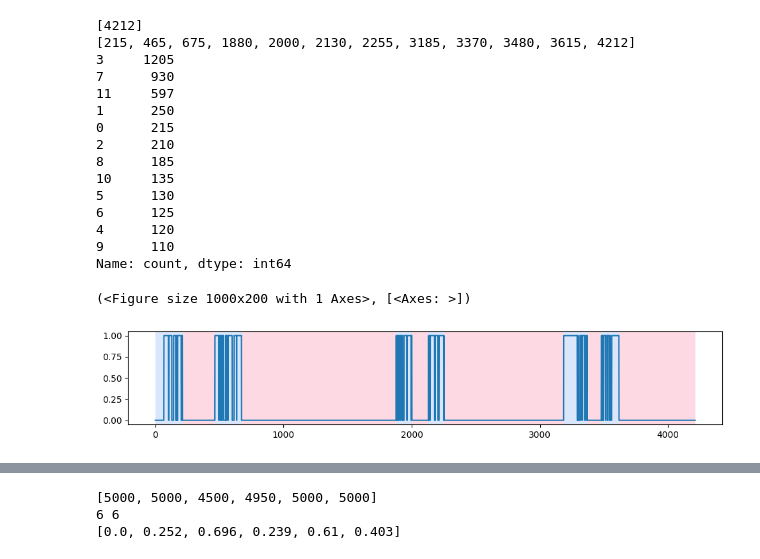
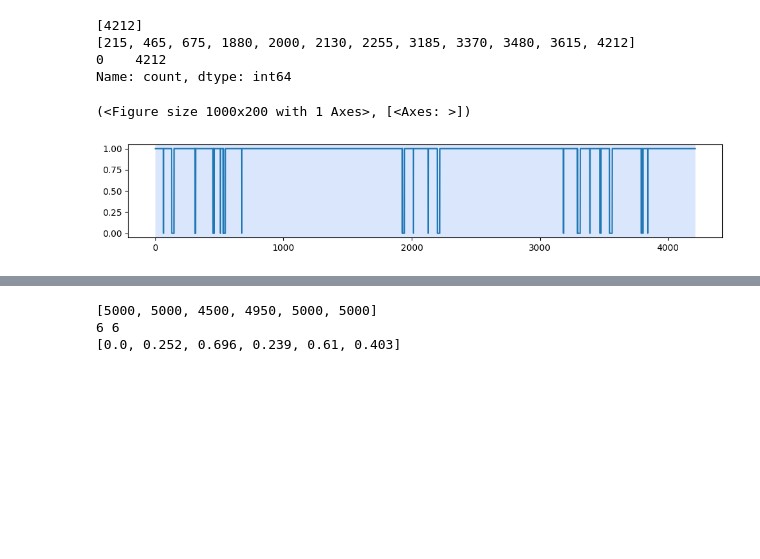
Before and after one commit to besaleli/reid_mvp, a Jupyter notebook: anomaly_detection.ipynb, the cells around one changed output, grey strips where cells are left out. Saved outputs shown, nothing was run; the diff lists cells and outputs as text; code cells hidden in the pictures; blank space fills up the shorter version.

```diff
--- a/test.ipynb
+++ b/anomaly_detection.ipynb
@@ -67,47 +67,36 @@ for cluster_id, group in df.groupby("cluster_id"):
                 if i == 0 or (cp - breakpoints[i-1]) > min_length]
     cluster_breakpoints[cluster_id] = breakpoints
     print(breakpoints)
 
     labels = np.full_like(signal, fill_value=-1, dtype=np.int8)  # or use None or np.nan if preferred
     bucket = 0
     bp_idx = 0
 
     prev = 0
     curr = 0
     curr_label = 0
 
     for breakpoint in breakpoints:
         curr = breakpoint
 
         labels[prev:curr] = curr_label
 
         prev = breakpoint
         curr_label += 1
 
     bucket_labels[cluster_id] = labels[labels != -1]
 
-PERSON_ID = 1
+PERSON_ID = 0
 
 print(pd.Series(bucket_labels[PERSON_ID]).value_counts())
 rpt.display(cluster_signals[PERSON_ID], cluster_breakpoints[PERSON_ID])
 # %% [output]
 [4212]
 [215, 465, 675, 1880, 2000, 2130, 2255, 3185, 3370, 3480, 3615, 4212]
-3     1205
-7      930
-11     597
-1      250
-0      215
-2      210
-8      185
-10     135
-5      130
-6      125
-4      120
-9      110
+0    4212
 Name: count, dtype: int64
 (<Figure size 1000x200 with 1 Axes>, [<Axes: >])
-[figure, old version]
+[figure, new version]
 # %%
 import pandas as pd
 
```
